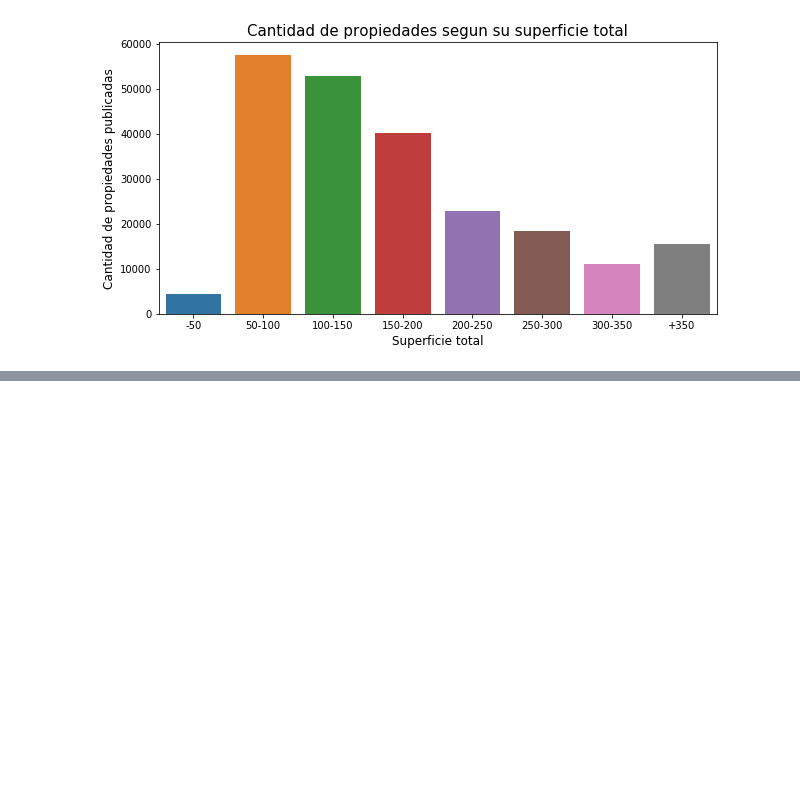
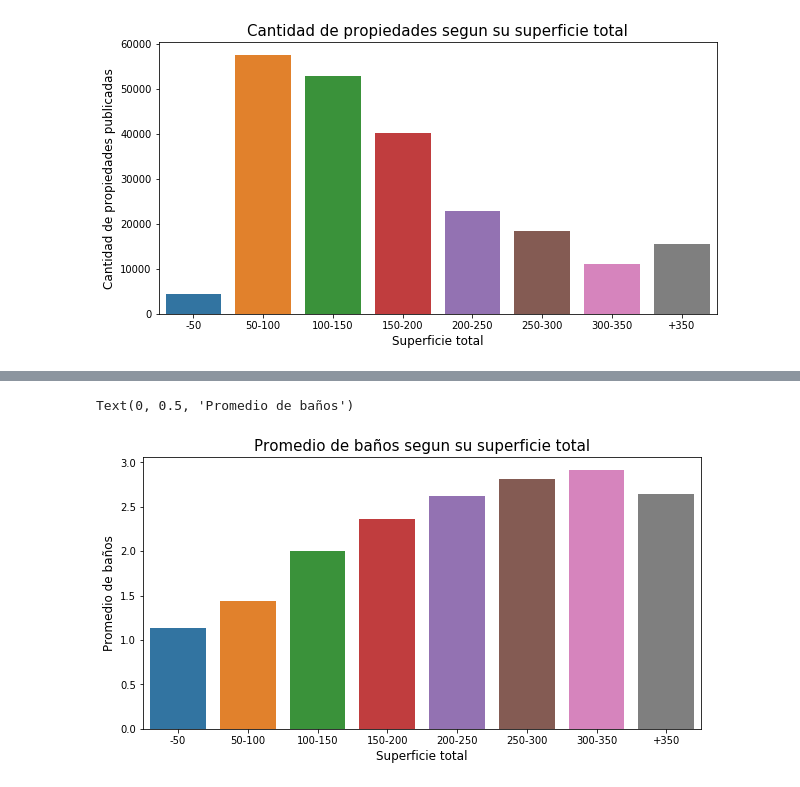
Before and after one commit to PBrrtrn/7506-organizacion-de-datos, a Jupyter notebook: src/exp/Exploracion_por_superficie.ipynb, the cells around one changed output, grey strips where cells are left out. Cells and saved outputs as stored; diff of their text form; code cells hidden in the pictures; blank space fills up the shorter version.

```diff
--- a/src/exp/Exploracion_por_superficie.ipynb
+++ b/src/exp/Exploracion_por_superficie.ipynb
@@ -116,0 +157,10 @@ Text(0, 0.5, 'Cantidad de propiedades publicadas')
+# %%
+banos = data_habitaciones['banos'].reset_index()
+plt.figure(figsize = (10,5))
+g = sns.barplot(x = banos['rango_superficie'], y= banos['banos'])
+g.set_title("Promedio de baños segun su superficie total", fontsize=15)
+g.set_xlabel("Superficie total", fontsize=12)
+g.set_ylabel("Promedio de baños", fontsize=12)
+# %% [output]
+Text(0, 0.5, 'Promedio de baños')
+[figure, added]
```
Also changed, not shown: parts of 4 cells of this notebook.
